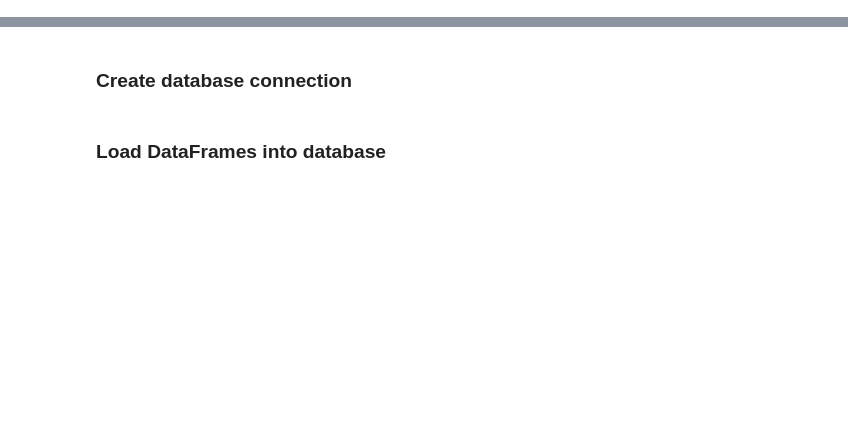
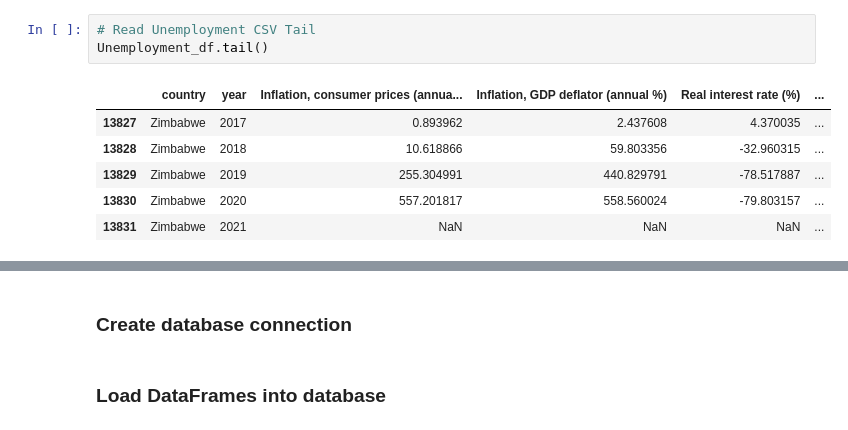
Before and after one commit to eperez3181/Project_two, a Jupyter notebook: Project_2_Pnadas_etl.ipynb, the cells around one changed output, grey strips where cells are left out. Saved outputs shown, nothing was run; the diff lists cells and outputs as text; blank space fills up the shorter version.

```diff
--- a/Project_2_Pnadas_etl.ipynb
+++ b/Project_2_Pnadas_etl.ipynb
@@ -41,0 +72,10 @@ Inflation_df.head()
+# %%
+# Read Unemployment CSV Tail
+Unemployment_df.tail()
+# %% [output]
+|  | country | year | Inflation, consumer prices (annua... | Inflation, GDP deflator (annual %) | Real interest rate (%) | ... |
+| 13827 | Zimbabwe | 2017 | 0.893962 | 2.437608 | 4.370035 | ... |
+| 13828 | Zimbabwe | 2018 | 10.618866 | 59.803356 | -32.960315 | ... |
+| 13829 | Zimbabwe | 2019 | 255.304991 | 440.829791 | -78.517887 | ... |
+| 13830 | Zimbabwe | 2020 | 557.201817 | 558.560024 | -79.803157 | ... |
+| 13831 | Zimbabwe | 2021 | NaN | NaN | NaN | ... |
```
Also changed, not shown: parts of 24 cells of this notebook.
